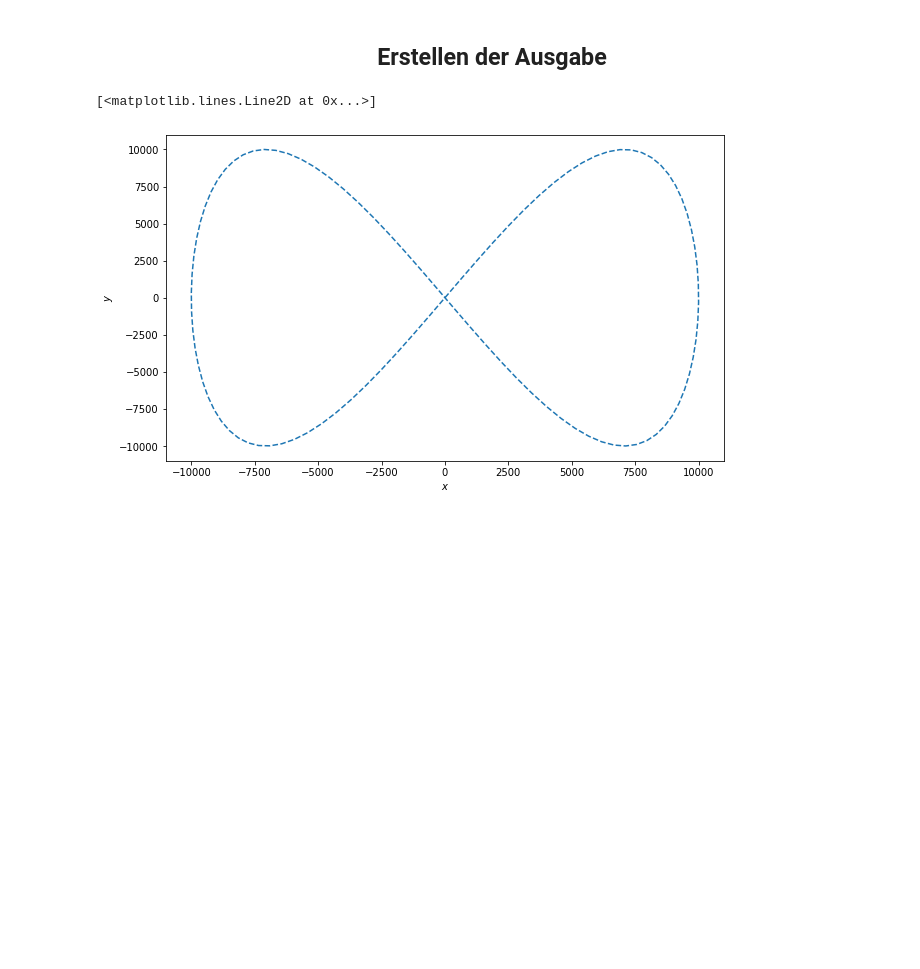
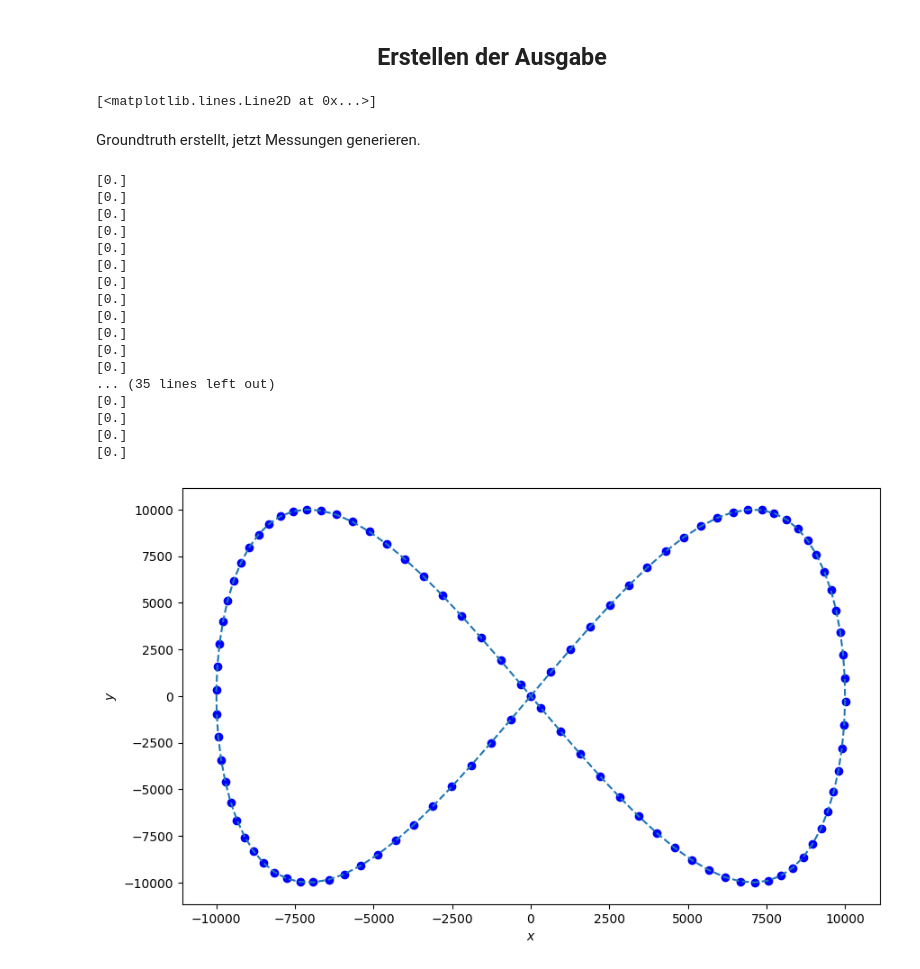
Before and after one commit to mooriicee/stonesoupFKIE, a Jupyter notebook: tests.ipynb, the cells around one changed output. Saved outputs shown, nothing was run; the diff lists cells and outputs as text; code cells hidden in the pictures; blank space fills up the shorter version.

Commit message:
measurements init

```diff
--- a/tests.ipynb
+++ b/tests.ipynb
@@ -33,8 +34,8 @@ test = np.linspace(0, (2 * np.pi )/ omega, 100, endpoint = True)
 for t in test:
     x = A * np.sin(omega * t)
     y = A * np.sin(2 * omega * t)
-    covarianz = np.array([[0.05, 0],[0, 0.05]])
-    xy = np.random.multivariate_normal(np.array([x,y]), covarianz)
+    covariance = np.array([[0.05, 0],[0, 0.05]])
+    xy = np.random.multivariate_normal(np.array([x,y]), covariance)
     truth.append(GroundTruthState(np.array([[xy[0]], [xy[1]]]), timestamp=start_time+timedelta(seconds=t)))
 
 ax.plot([state.state_vector[0, 0] for state in truth],
@@ -42,4 +43,45 @@ ax.plot([state.state_vector[0, 0] for state in truth],
         linestyle="--")
 # %% [output]
 [<matplotlib.lines.Line2D at 0x...>]
-[figure, removed]
+# %% [markdown]
+Groundtruth erstellt, jetzt Messungen generieren.
+# %%
+from scipy.stats import multivariate_normal
+from stonesoup.types.detection import Detection
+from stonesoup.types.angle import Bearing
+from stonesoup.functions import cart2pol, pol2cart
+
+measurements = []
+
+sensor_x = 0
+sensor_y = 0
+for state in truth:
+    x, y = multivariate_normal.rvs(
+        state.state_vector.ravel(), cov=np.diag([50.0, 50.0]))
+    measurements.append(Detection(
+        np.array([[x], [y]]), timestamp=state.timestamp))
+
+# Plot the result
+ax.scatter([state.state_vector[0, 0] for state in measurements],
+           [state.state_vector[1, 0] for state in measurements],
+           color='b')
+figure
+# %% [output]
+[0.]
+[0.]
+[0.]
+[0.]
+[0.]
+[0.]
+[0.]
+[0.]
+[0.]
+[0.]
+[0.]
+[0.]
+... (35 lines left out)
+[0.]
+[0.]
+[0.]
+[0.]
+[figure, added]
```
Also changed, not shown: parts of 22 cells of this notebook.
